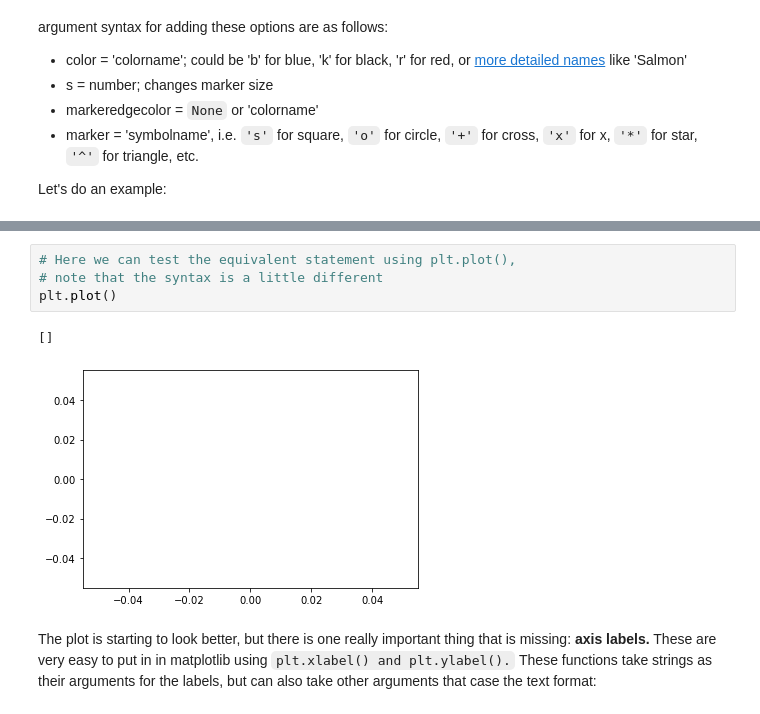
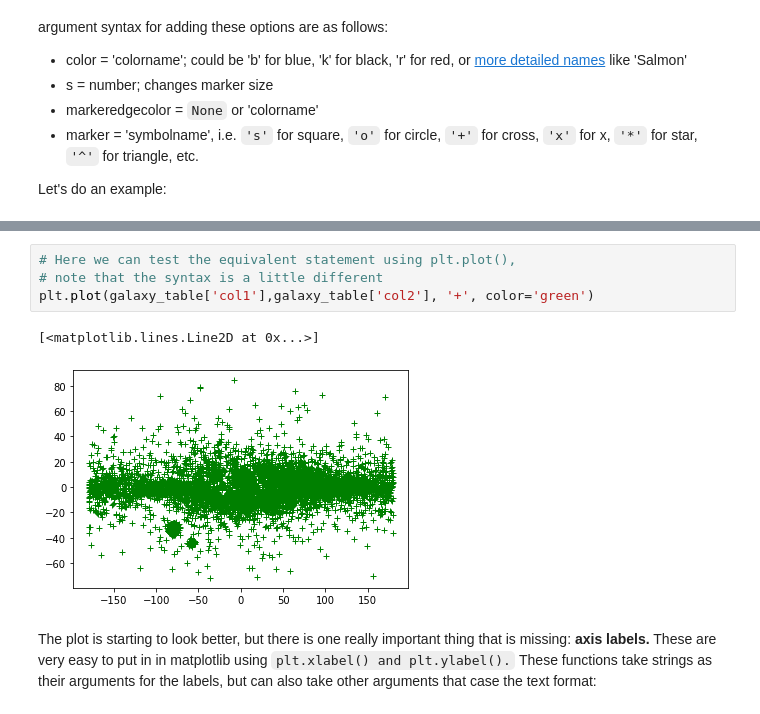
Before and after one commit to RyanRabbott/Astro3190_Abbott, a Jupyter notebook: lessons/06-plotting_Abbott.ipynb, the cells around one changed output, grey strips where cells are left out. Saved outputs shown, nothing was run; the diff lists cells and outputs as text.

````diff
--- a/lessons/06-plotting_Abbott.ipynb
+++ b/lessons/06-plotting_Abbott.ipynb
@@ -236,10 +249,10 @@ TypeError: scatter() missing 2 required positional arguments: 'x' and 'y'
 # %%
 # Here we can test the equivalent statement using plt.plot(),
 # note that the syntax is a little different
-plt.plot()
+plt.plot(galaxy_table['col1'],galaxy_table['col2'], '+', color='green')
 # %% [output]
-[]
+[<matplotlib.lines.Line2D at 0x...>]
-[figure, old version]
+[figure, new version]
 # %% [markdown]
 The plot is starting to look better, but there is one really important thing that is missing: **axis labels.** These are very easy to put in in matplotlib using ```plt.xlabel() and plt.ylabel().``` These functions take strings as their arguments for the labels, but can also take other arguments that case the text format:
 # %%
````
Also changed, not shown: parts of 13 cells of this notebook.
